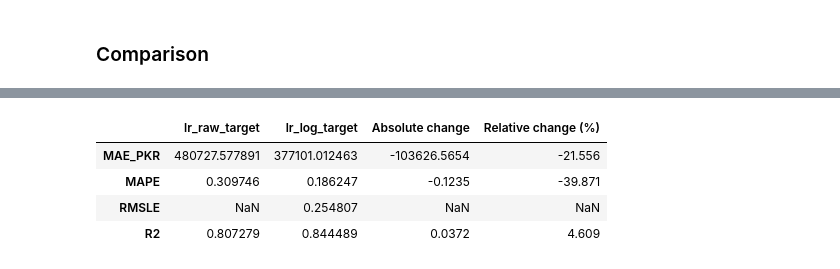
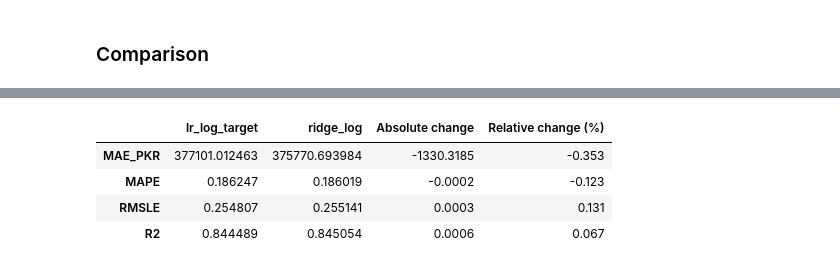
Before and after one commit to Hamzaa09/ML-Basics, a Jupyter notebook: used_cars_price_predictor_project/model_pipeline.ipynb, the cells around one changed output, grey strips where cells are left out. Cells and saved outputs as stored; diff of their text form; code cells hidden in the pictures.

Commit message:
Add Ridge regression model with hyperparameter tuning and evaluation

```diff
--- a/used_cars_price_predictor_project/model_pipeline.ipynb
+++ b/used_cars_price_predictor_project/model_pipeline.ipynb
@@ -321,8 +385,8 @@ res.T
 # %%
 # handler function
-comparison_matrix = pd.DataFrame(results)
+def compare(m1, m2):
+    comparison_matrix = pd.DataFrame({k: results[k] for k in results if k in [m1, m2]})
 
-def compare(m1, m2):
     comparison_matrix["Absolute change"] = round(comparison_matrix[m2]-comparison_matrix[m1], 4)
     comparison_matrix["Relative change (%)"] = round(((comparison_matrix[m2]-comparison_matrix[m1])/comparison_matrix[m1])*100, 3)
 
@@ -332,8 +402,8 @@ cm = compare("lr_raw_target", "lr_log_target")
 # %%
-cm
+compare("lr_log_target", "ridge_log")
 # %% [output]
-|  | lr_raw_target | lr_log_target | Absolute change | Relative change (%) |
-| MAE_PKR | 480727.577891 | 377101.012463 | -103626.5654 | -21.556 |
-| MAPE | 0.309746 | 0.186247 | -0.1235 | -39.871 |
-| RMSLE | NaN | 0.254807 | NaN | NaN |
-| R2 | 0.807279 | 0.844489 | 0.0372 | 4.609 |
+|  | lr_log_target | ridge_log | Absolute change | Relative change (%) |
+| MAE_PKR | 377101.012463 | 375770.693984 | -1330.3185 | -0.353 |
+| MAPE | 0.186247 | 0.186019 | -0.0002 | -0.123 |
+| RMSLE | 0.254807 | 0.255141 | 0.0003 | 0.131 |
+| R2 | 0.844489 | 0.845054 | 0.0006 | 0.067 |
```
Also changed, not shown: parts of 5 cells of this notebook.
